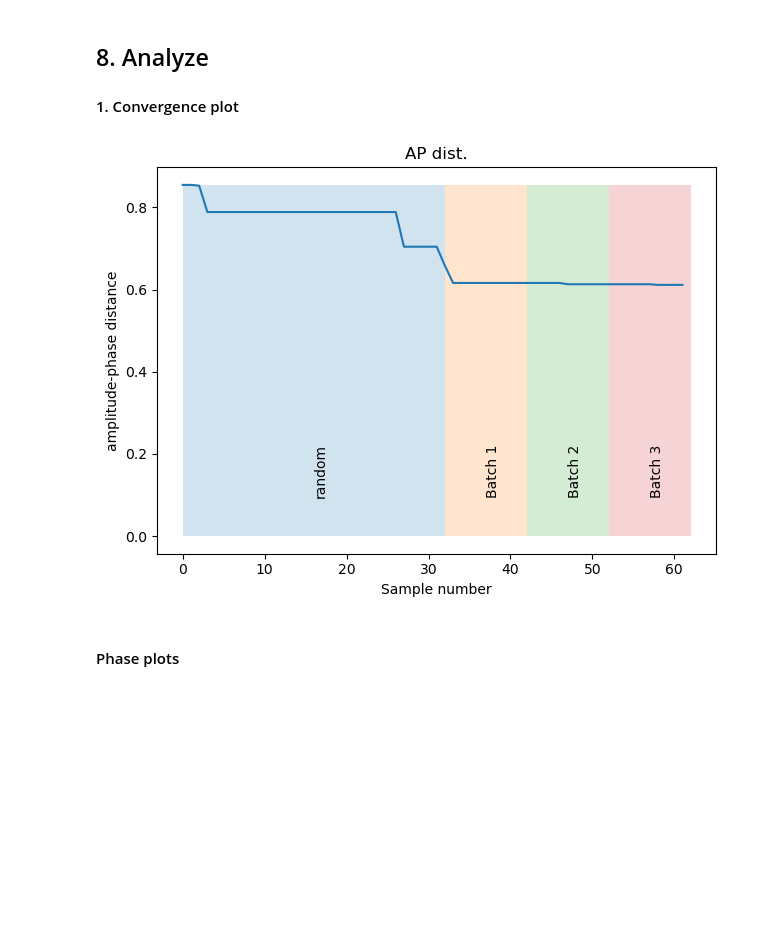
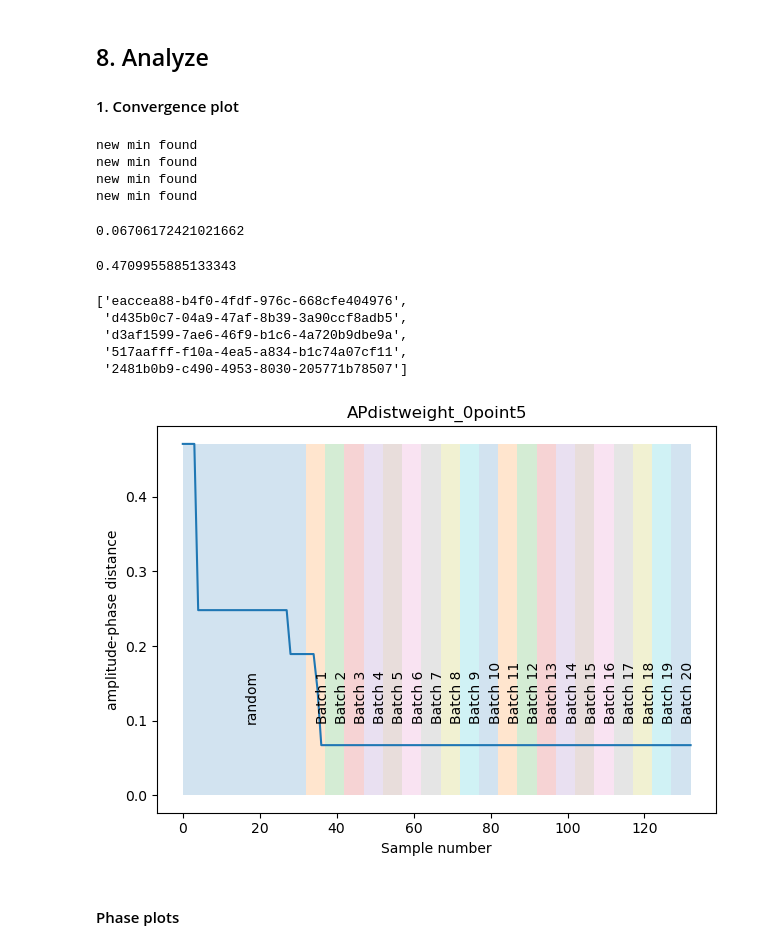
Before and after one commit to pozzo-research-group/silica-np-synthesis, a Jupyter notebook: in_silico_simulation/in_silico_sim_dev.ipynb, the cells around one changed output. Drawn from its saved outputs; the diff is of its cells as text; code cells hidden in the pictures; blank space fills up the shorter version.

```diff
--- a/in_silico_simulation/in_silico_sim_dev.ipynb
+++ b/in_silico_simulation/in_silico_sim_dev.ipynb
@@ -387,26 +394,28 @@ data structure:
 BO sees vol fracs (desired) and AP distance
 # %%
 
-def process_sample(uuid_val, sample):
+def process_sample(uuid_val, sample, target_I, q_grid, amplitude_weight):
     """ Runs the experiment for a single sample and returns the results. """
     sample_point = [sample['teos_vol_frac'], sample['ammonia_vol_frac'], sample['water_vol_frac']]
     scattering, real_sample_point, diameter, pdi = run_experiment(sample_point, noise_frac)
 
     # Process measurement
-    ap_dist = process_measurement(scattering, target_I, q_grid, amplitude_weight)
+    ap_dist, ap_dist_report, I_scaled = process_measurement(scattering, target_I, q_grid, amplitude_weight)
 
     return uuid_val, {
         'scattering_I': scattering,
         'real_sampled_point': real_sample_point,
         'diameter': diameter,
         'pdi': pdi,
-        'ap_distance': ap_dist
+        'ap_distance': ap_dist,
+        'ap_distance_reporting': ap_dist_report,
+        'I_scaled': I_scaled
     }
 
-def batch_experiment(batch, n_jobs=-1):
+def batch_experiment(batch, target_I, q_grid, amplitude_weight, n_jobs=-1):
     """ Runs experiments in parallel using joblib. """
     results = Parallel(n_jobs=n_jobs)(
-        delayed(process_sample)(uuid_val, sample) for uuid_val, sample in batch.items()
+        delayed(process_sample)(uuid_val, sample, target_I, q_grid, amplitude_weight) for uuid_val, sample in batch.items()
     )
 
     # Update batch with results
@@ -454,7 +549,20 @@ Optimized acqf in 11.502032279968262 s
+# %%
+for trial_name, params in trials.items():
+    batch_size = params['batch_size']
+    amplitude_weight = params['amplitude_weight']
+    m_samples = params['m_samples']
+    lower_bounds = params['lower_bounds']
+    upper_bounds = params['upper_bounds']
+    noise_level = params['noise_level']
+
+    run_experiment(batch_size, amplitude_weight, m_samples, lower_bounds, upper_bounds, trial_name, noise_level)
 # %% [markdown]
 ## 8. Analyze
 
 #### 1. Convergence plot
+# %%
+with open('APdistweight_0point1.pkl', 'rb') as f:
+    data = pickle.load(f)
 # %%
 
 name_bounds = {}
@@ -464,29 +572,58 @@ for i in range(n_batches):
     name_bounds[f'Batch {i+1}'] = ((i)*BATCH_SIZE + 2**m_samples, (i+1)*BATCH_SIZE + 2**m_samples)
 # %%
 best_distances_ap = []
+best_uuid = []
 for uuid_val, sample in data.items():
-    dist = sample['ap_distance']
+    dist = sample['ap_distance_reporting']
     if len(best_distances_ap) == 0:
         best_distances_ap.append(dist)
+        best_distances_ap.append(dist)
+        best_uuid.append(uuid_val)
     else:
         best_distances_ap.append(min(best_distances_ap[-1], dist))
+
+
+    if dist < best_distances_ap[-2]:
+        print('new min found')
+        best_uuid.append(uuid_val)
+# %% [output]
+new min found
+new min found
+new min found
+new min found
+# %%
+min(best_distances_ap)
+# %% [output]
+0.06706172421021662
+# %%
+best_distances_ap[0]
+# %% [output]
+0.4709955885133343
+# %%
+best_uuid
+# %% [output]
+['eaccea88-b4f0-4fdf-976c-668cfe404976',
+ 'd435b0c7-04a9-47af-8b39-3a90ccf8adb5',
+ 'd3af1599-7ae6-46f9-b1c6-4a720b9dbe9a',
+ '517aafff-f10a-4ea5-a834-b1c74a07cf11',
+ '2481b0b9-c490-4953-8030-205771b78507']
 # %%
 fig, ax = plt.subplots()
 
 for name, bounds in name_bounds.items():
     ax.fill_between(bounds, 0, max(best_distances_ap), alpha = 0.2)
     ax.text(np.mean(bounds), 0.1, name, rotation = 'vertical')
 ax.plot(best_distances_ap)
 
 
 ax.set_xlabel('Sample number')
 ax.set_ylabel('amplitude-phase distance')
-ax.set_title('AP dist.')
+ax.set_title(trial_name)
 
 plt.tight_layout()
 #plt.savefig('Campaign_convergence_plot.png', dpi = 300)
 # %% [output]
-[figure, old version]
+[figure, new version]
 # %% [markdown]
 ####  Phase plots
 # %%
```
Also changed, not shown: parts of 19 cells of this notebook, 5 other files.
